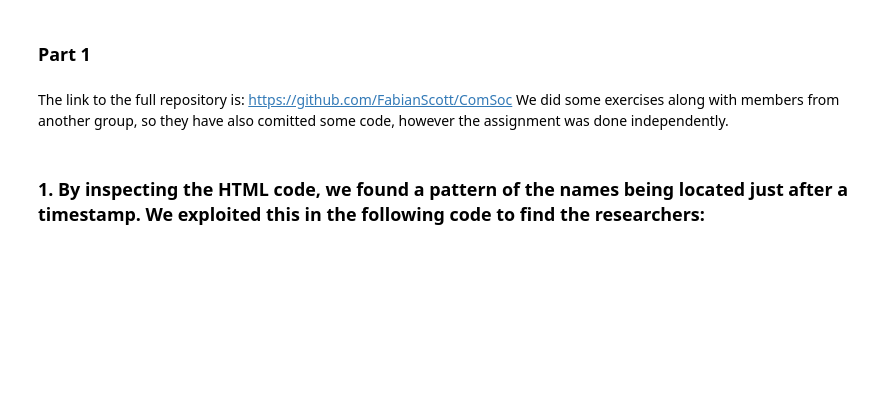
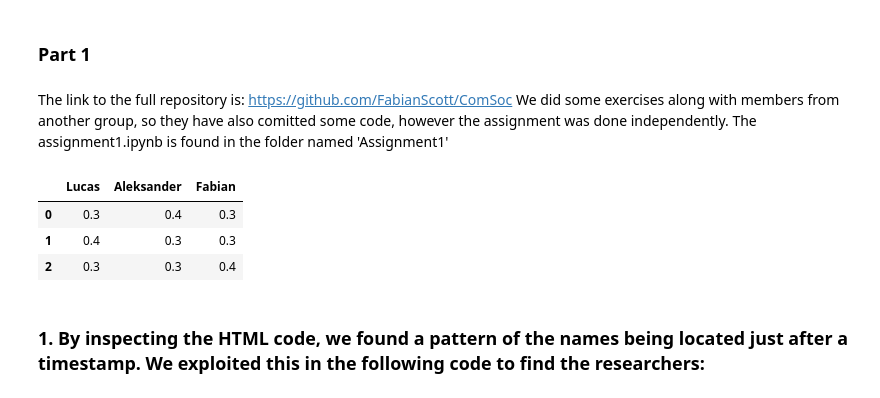
Before and after one commit to FabianScott/ComSoc, a Jupyter notebook: Assignment1/Assignment1.ipynb, the cells around one changed output. Drawn from its saved outputs; the diff is of its cells as text; code cells hidden in the pictures; blank space fills up the shorter version.

```diff
--- a/Assignment1/Assignment1.ipynb
+++ b/Assignment1/Assignment1.ipynb
@@ -3,4 +3,4 @@
 # %% [markdown]
 The link to the full repository is:
 https://github.com/FabianScott/ComSoc
-We did some exercises along with members from another group, so they have also comitted some code, however the assignment was done independently.
+We did some exercises along with members from another group, so they have also comitted some code, however the assignment was done independently. The assignment1.ipynb is found in the folder named 'Assignment1'
@@ -11,3 +7,19 @@ import re
+# %%
+from bs4 import BeautifulSoup
+import requests
+import re
+import pandas as pd
+import numpy as np
+# Contribution Table in proportions
+p1 = [0.3, 0.4, 0.3]
+p2 = [0.4, 0.3, 0.3]
+p3 = [0.3, 0.3, 0.4]
+pd.DataFrame([p1, p2, p3], columns=['Lucas', 'Alexander', 'Fabian'])
+# %% [output]
+|  | Lucas | Aleksander | Fabian |
+| 0 | 0.3 | 0.4 | 0.3 |
+| 1 | 0.4 | 0.3 | 0.3 |
+| 2 | 0.3 | 0.3 | 0.4 |
 # %%
 # link to the page we want to scrape
 link = "https://2019.ic2s2.org/oral-presentations/"
```
Also changed, not shown: parts of 8 cells of this notebook, 11 other files.
